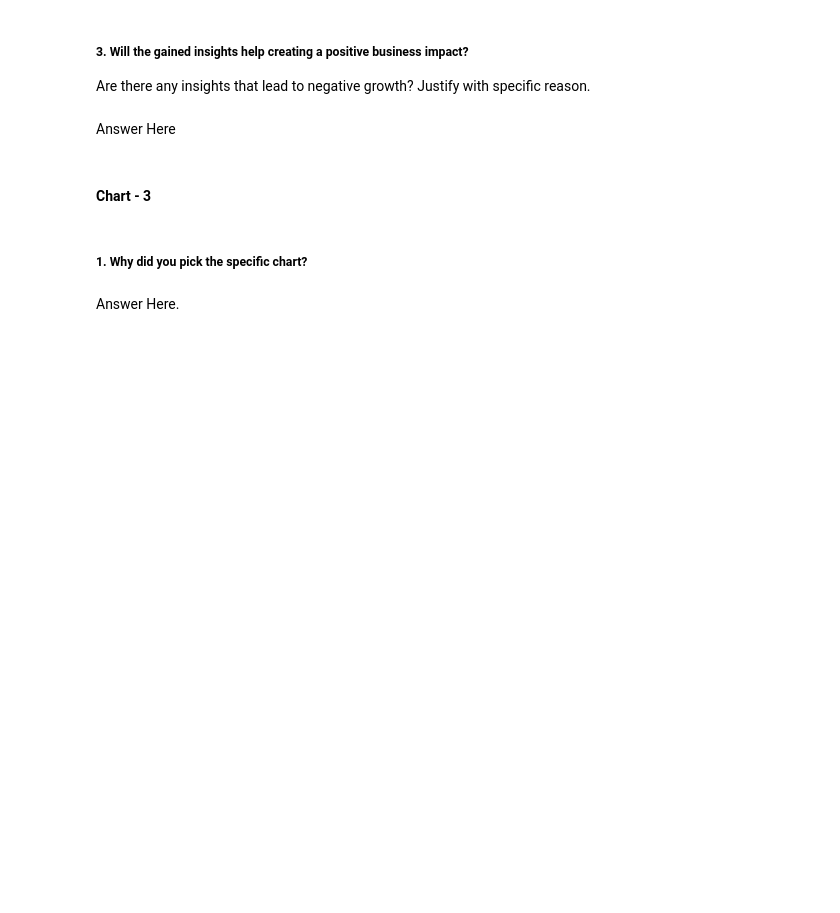
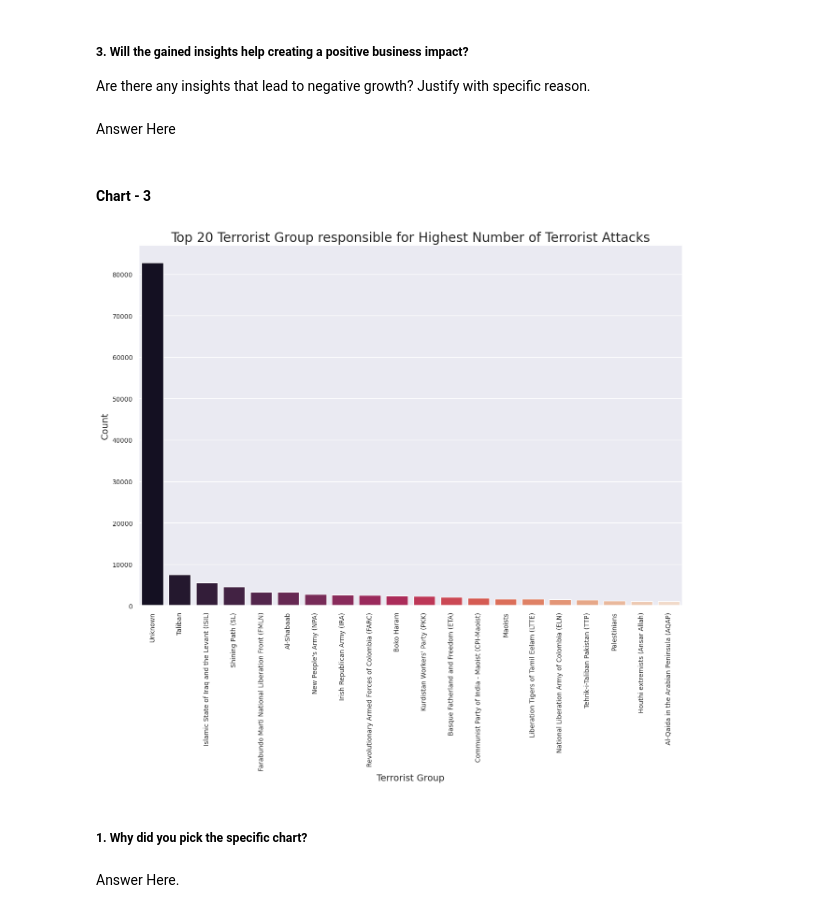
Before and after one commit to Shubham-kumar149/Data-Visualization-With-Python, a Jupyter notebook: Capstone_Project_EDA_on_Global_Terrorism_Dataset.ipynb, the cells around one changed output. Drawn from its saved outputs; the diff is of its cells as text; code cells hidden in the pictures; blank space fills up the shorter version.

```diff
--- a/Capstone_Project_EDA_on_Global_Terrorism_Dataset.ipynb
+++ b/Capstone_Project_EDA_on_Global_Terrorism_Dataset.ipynb
@@ -444,3 +465,16 @@ Answer Here
+# %%
+# Chart - 3 visualization code
+
+plt.figure(figsize=(15, 10))
+sns.set(font_scale=0.9)
+sns.barplot(x=df['Group'].value_counts()[0:20].index, y=df['Group'].value_counts()[0:20], palette='rocket')
+plt.xlabel("Terrorist Group", fontsize=14)
+plt.ylabel("Count", fontsize=14)
+plt.xticks(rotation=90)
+plt.title("Top 20 Terrorist Group responsible for Highest Number of Terrorist Attacks", fontsize=20)
+plt.show()
+# %% [output]
+[figure, added]
 # %% [markdown]
 ##### 1. Why did you pick the specific chart?
 # %% [markdown]
```
Also changed, not shown: parts of 9 cells of this notebook.
